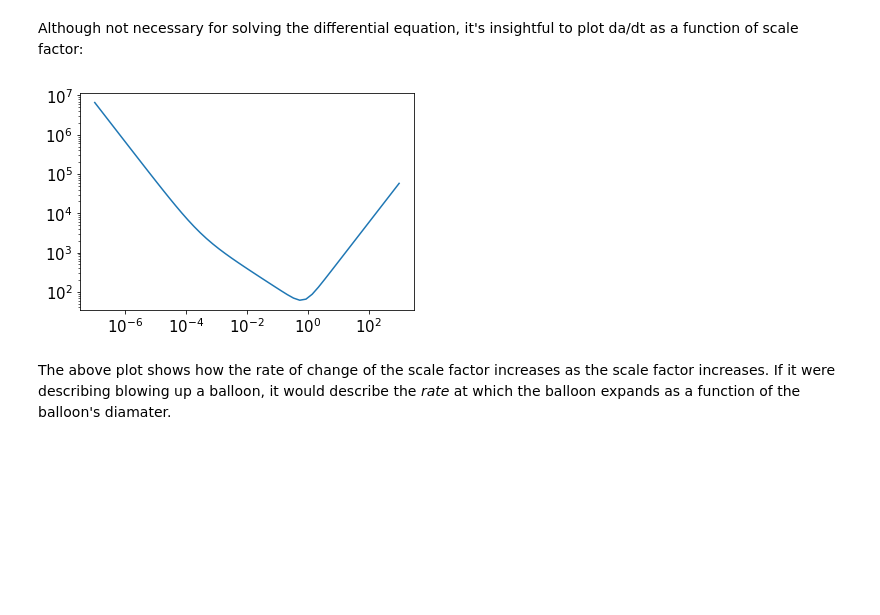
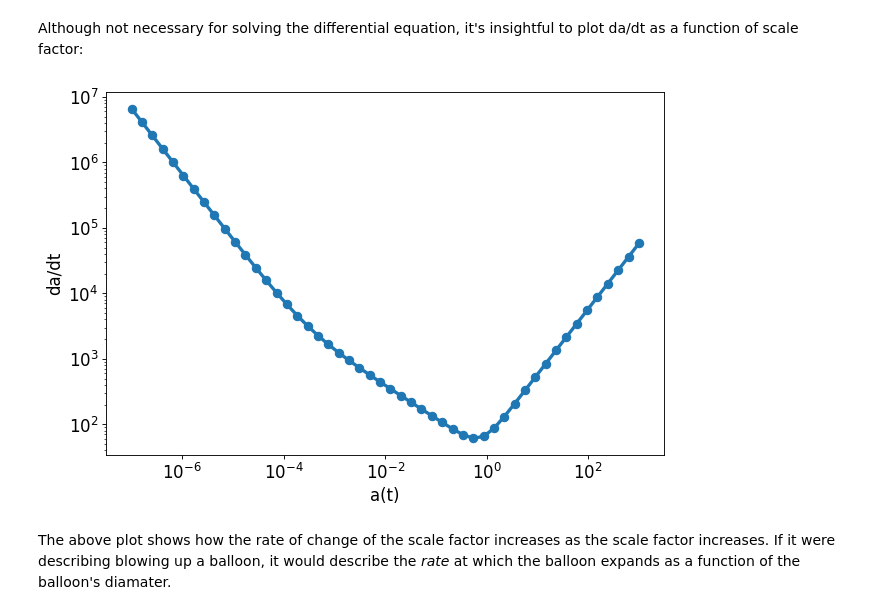
Before and after one commit to georgeb01/CosmologyCourse, a Jupyter notebook: Python Notebooks/L07 - Solving the Benchmark Model.ipynb, the cells around one changed output. Saved outputs shown, nothing was run; the diff lists cells and outputs as text; code cells hidden in the pictures; blank space fills up the shorter version.

```diff
--- a/Python Notebooks/L07 - Solving the Benchmark Model.ipynb
+++ b/Python Notebooks/L07 - Solving the Benchmark Model.ipynb
@@ -33,12 +33,15 @@ a = np.logspace(-7,3)
 Although not necessary for solving the differential equation, it's insightful to plot da/dt as a function of scale factor:
 # %%
 da_dt = H0*((om_p0/a**2 + om_m0/a + om_d0*a**2 + (1-om_0))**0.5)
-plt.plot(a, da_dt)
+fig=plt.figure(figsize=(9, 6), dpi= 80, facecolor='w', edgecolor='k')
+plt.plot(a, da_dt,lw=3, marker='.',markersize=15)
 plt.xscale('log')
 plt.yscale('log')
+plt.ylabel('da/dt')
+plt.xlabel('a(t)')
 plt.show()
 # %% [output]
-[figure, old version]
+[figure, new version]
 # %% [markdown]
 The above plot shows how the rate of change of the scale factor increases as the scale factor increases. If it were describing blowing up a balloon, it would describe the *rate* at which the balloon expands as a function of the balloon's diamater.
 # %% [markdown]
```
Also changed, not shown: parts of 1 cell of this notebook, 2 other files.
